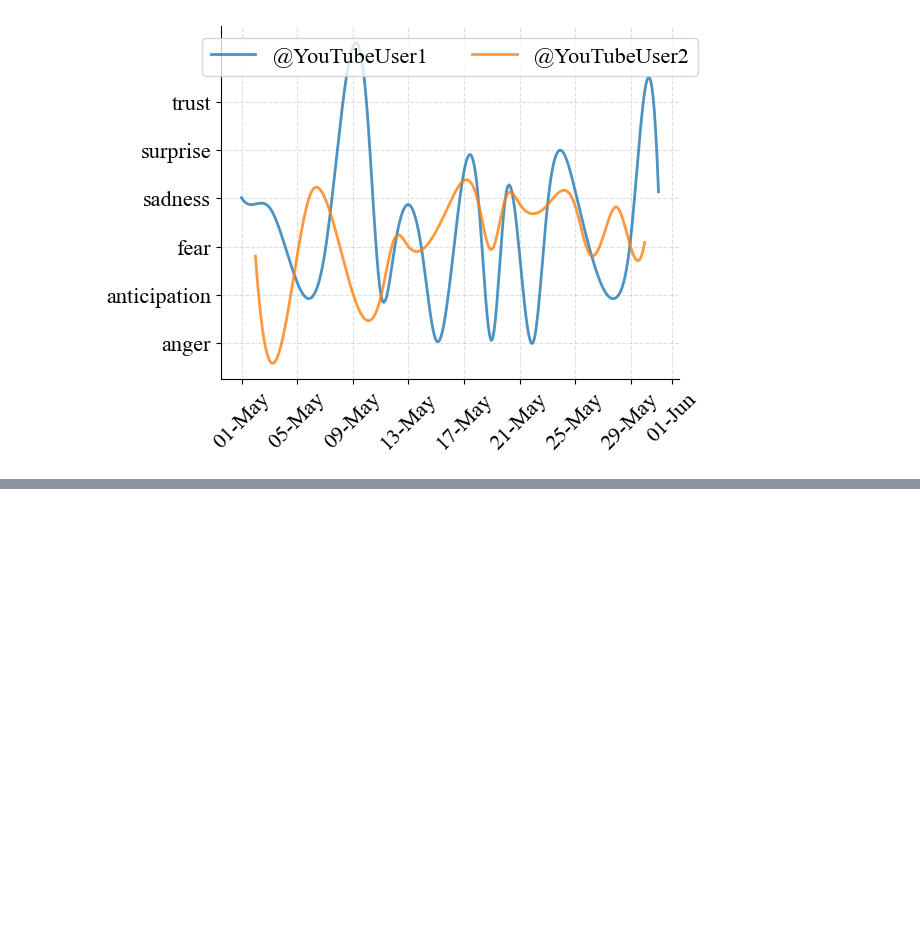
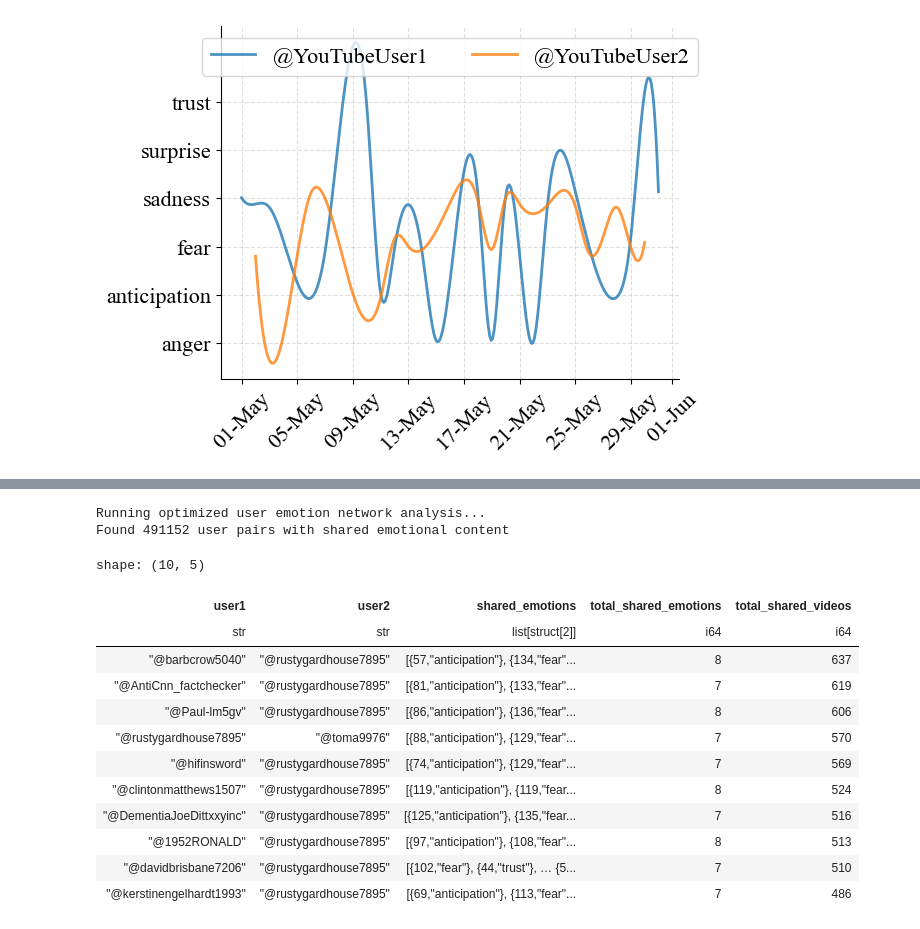
Before and after one commit to isom-ds/youtube-emotion-foraging, a Jupyter notebook: 300_knowledge_graph.ipynb, the cells around one changed output, grey strips where cells are left out. Drawn from its saved outputs; the diff is of its cells as text; code cells hidden in the pictures; blank space fills up the shorter version.

Commit message:
Added echo chamber analysis

```diff
--- a/300_knowledge_graph.ipynb
+++ b/300_knowledge_graph.ipynb
@@ -1108,0 +1139,13 @@ plt.show()
+# %%
+comment = df_commentthreads.filter(pl.col("commentThreadId") == "UgytfDEM2O_X4dfUSZ14AaABAg")['text_ct'].to_list()[0].replace('\\n', '\n')
+print(textwrap.fill(comment, width=125))
+
+row = df_commentthreads.filter(pl.col("commentThreadId") == "UgytfDEM2O_X4dfUSZ14AaABAg")
+emotion = row["emotion"].to_list()[0]
+emotion_explanation = row["emotion_explanation"].to_list()[0] if "emotion_explanation" in row.columns else "No explanation column"
+topic = row["topic"].to_list()[0] if "topic" in row.columns else "No topic column"
+topic_explanation = row["topic_explanation"].to_list()[0] if "topic_explanation" in row.columns else "No explanation column"
+print("\nEmotion:", emotion)
+print("Emotion Explanation:", textwrap.fill(emotion_explanation, width=125))
+print("Topic:", topic)
+print("Topic Explanation:", textwrap.fill(topic_explanation, width=125))
@@ -1161,0 +1258,58 @@ plt.show()
+# %%
+def analyze_user_emotion_networks():
+    # Focus on most active users first
+    optimized_query = """
+    // Step 1: Find most active users first to limit scope
+    MATCH (c:Comment)-[:COMMENT_ON]->(v:Video)
+    WHERE c.authorDisplayName IS NOT NULL AND c.authorDisplayName <> 'NaN'
+    WITH c.authorDisplayName AS user, count(DISTINCT v) AS video_count
+    WHERE video_count >= 2  // Only users who commented on 2+ videos
+    ORDER BY video_count DESC
+    LIMIT 1500  // Top 1500 most active users only
+
+    WITH collect(user) AS active_users
+
+    // Step 2: Find shared videos among these active users
+    MATCH (c1:Comment)-[:COMMENT_ON]->(v:Video)<-[:COMMENT_ON]-(c2:Comment)
+    MATCH (v)-[:EXPRESSES]->(e:Emotion)
+    WHERE c1.authorDisplayName IN active_users
+        AND c2.authorDisplayName IN active_users
+        AND c1.authorDisplayName < c2.authorDisplayName  // Avoid duplicates
+
+    WITH c1.authorDisplayName AS user1, c2.authorDisplayName AS user2,
+        e.name AS emotion, count(*) AS shared_videos
+    WHERE shared_videos >= 2  // Only pairs who share 2+ videos
+
+    WITH user1, user2, collect({emotion: emotion, count: shared_videos}) AS shared_emotions
+    RETURN user1, user2, shared_emotions,
+        size(shared_emotions) AS total_shared_emotions,
+        reduce(total = 0, e IN shared_emotions | total + e.count) AS total_shared_videos
+    ORDER BY total_shared_videos DESC
+    """
+
+    with driver.session() as session:
+        result = session.run(optimized_query)
+        return [dict(record) for record in result]
+
+# Run the optimized analysis
+print("Running optimized user emotion network analysis...")
+network_data = analyze_user_emotion_networks()
+df_user_networks = pl.DataFrame(network_data)
+print(f"Found {len(df_user_networks)} user pairs with shared emotional content")
+df_user_networks.head(10)
+# %% [output]
+Running optimized user emotion network analysis...
+Found 491152 user pairs with shared emotional content
+shape: (10, 5)
+| user1 | user2 | shared_emotions | total_shared_emotions | total_shared_videos |
+| str | str | list[struct[2]] | i64 | i64 |
+| "@barbcrow5040" | "@rustygardhouse7895" | [{57,"anticipation"}, {134,"fear"... | 8 | 637 |
+| "@AntiCnn_factchecker" | "@rustygardhouse7895" | [{81,"anticipation"}, {133,"fear"... | 7 | 619 |
+| "@Paul-lm5gv" | "@rustygardhouse7895" | [{86,"anticipation"}, {136,"fear"... | 8 | 606 |
+| "@rustygardhouse7895" | "@toma9976" | [{88,"anticipation"}, {129,"fear"... | 7 | 570 |
+| "@hifinsword" | "@rustygardhouse7895" | [{74,"anticipation"}, {129,"fear"... | 7 | 569 |
+| "@clintonmatthews1507" | "@rustygardhouse7895" | [{119,"anticipation"}, {119,"fear... | 8 | 524 |
+| "@DementiaJoeDittxxyinc" | "@rustygardhouse7895" | [{125,"anticipation"}, {135,"fear... | 7 | 516 |
+| "@1952RONALD" | "@rustygardhouse7895" | [{97,"anticipation"}, {108,"fear"... | 8 | 513 |
+| "@davidbrisbane7206" | "@rustygardhouse7895" | [{102,"fear"}, {44,"trust"}, … {5... | 7 | 510 |
+| "@kerstinengelhardt1993" | "@rustygardhouse7895" | [{69,"anticipation"}, {113,"fear"... | 7 | 486 |
```
Also changed, not shown: parts of 11 cells of this notebook.
